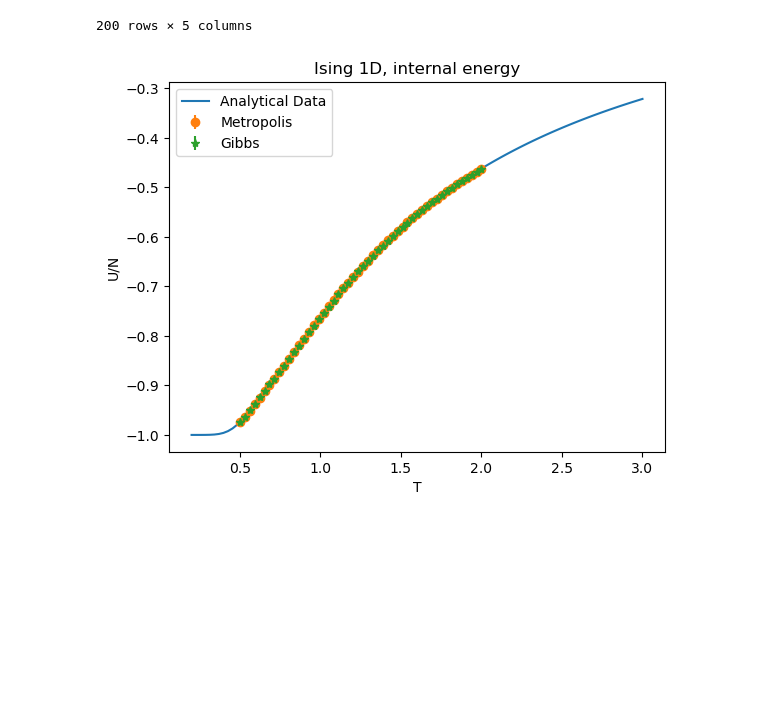
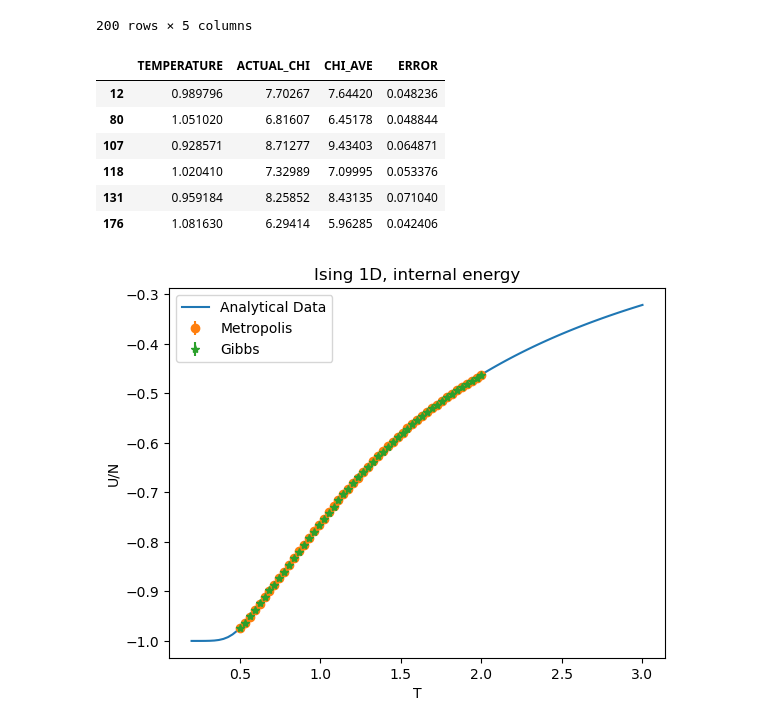
Before and after one commit to RandDouble/SimulazioneNumerica, a Jupyter notebook: LSN_Exercises_06.ipynb, the cells around one changed output. Cells and saved outputs as stored; diff of their text form; code cells hidden in the pictures; blank space fills up the shorter version.

```diff
--- a/LSN_Exercises_06.ipynb
+++ b/LSN_Exercises_06.ipynb
@@ -80,7 +80,17 @@ te_energy_gibbs = internal_energy_points.merge(data_descr, on='ROWID').loc[inter
 # %%
 
 chi_metro = susceptibility_points.merge(data_descr, on='ROWID').loc[susceptibility_points['ROWID'].isin(data_metro_no_field), ['TEMPERATURE','ACTUAL_CHI', 'CHI_AVE', 'ERROR']]
 chi_gibbs = susceptibility_points.merge(data_descr, on='ROWID').loc[susceptibility_points['ROWID'].isin(data_gibbs_no_field), ['TEMPERATURE','ACTUAL_CHI', 'CHI_AVE', 'ERROR']]
+
+chi_metro.loc[(chi_metro['TEMPERATURE'] > 0.9) & (chi_metro['TEMPERATURE'] < 1.1),:]
+# %% [output]
+|  | TEMPERATURE | ACTUAL_CHI | CHI_AVE | ERROR |
+| 12 | 0.989796 | 7.70267 | 7.64420 | 0.048236 |
+| 80 | 1.051020 | 6.81607 | 6.45178 | 0.048844 |
+| 107 | 0.928571 | 8.71277 | 9.43403 | 0.064871 |
+| 118 | 1.020410 | 7.32989 | 7.09995 | 0.053376 |
+| 131 | 0.959184 | 8.25852 | 8.43135 | 0.071040 |
+| 176 | 1.081630 | 6.29414 | 5.96285 | 0.042406 |
 # %%
 cv_metro = specific_heat_points.merge(data_descr, on='ROWID').loc[specific_heat_points['ROWID'].isin(data_metro_no_field), ['TEMPERATURE','ACTUAL_CV', 'CV_AVE', 'ERROR']]
 cv_gibbs = specific_heat_points.merge(data_descr, on='ROWID').loc[specific_heat_points['ROWID'].isin(data_gibbs_no_field), ['TEMPERATURE','ACTUAL_CV', 'CV_AVE', 'ERROR']]
```
Also changed, not shown: parts of 1 cell of this notebook, 35 other files.
